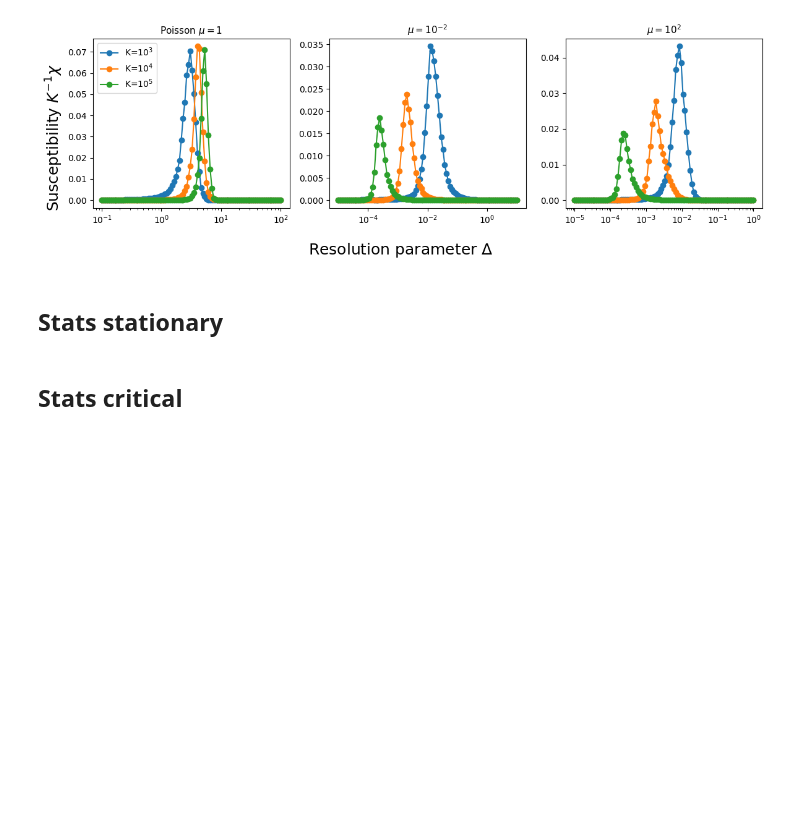
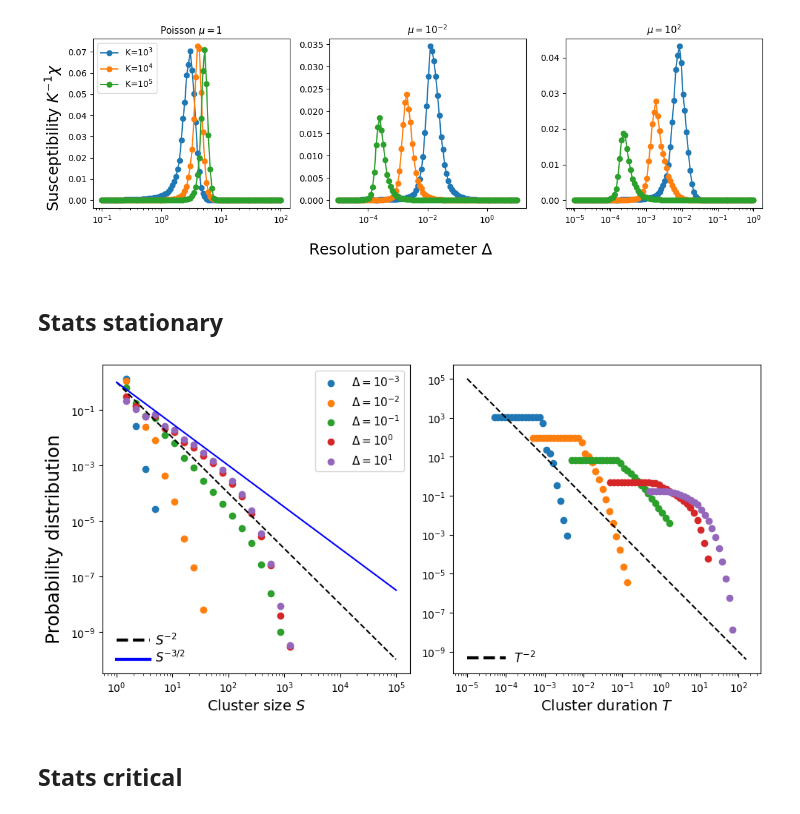
Before and after one commit to RivasAntonio/TFM, a Jupyter notebook: Códigos/Hawkes/data_bivariate_mu-2.ipynb, the cells around one changed output. Drawn from its saved outputs; the diff is of its cells as text; code cells hidden in the pictures; blank space fills up the shorter version.

```diff
--- a/Códigos/Hawkes/data_bivariate_mu-2.ipynb
+++ b/Códigos/Hawkes/data_bivariate_mu-2.ipynb
@@ -336,7 +336,7 @@ for delta in deltas:
     all_cluster_times = []
     for _ in range(R):
         _, times, _, _, _ = generate_series_bivariate(K, nEE, nII, nEI, nIE, 10**-2, 10**-2)
-        _, cluster_sizes, cluster_times = identify_clusters_model(times, delta)
+        _, cluster_sizes, cluster_times = identify_clusters(times, delta)
         all_cluster_sizes.extend(cluster_sizes)
         all_cluster_times.extend(cluster_times)
     np.save(f'./data/Sizes bivariate stationary Delta = {delta} mu-2', all_cluster_sizes)
@@ -351,33 +351,35 @@ for delta in deltas:
 ax0.legend(fontsize = 11)
 
 y_s = s_bins**(-2)
 t_aux = np.logspace(-5, 2.2, num = 50)
 y_t = t_aux**(-2)*10**-5
 y_s2 = s_bins**(-3/2)
 
 ax0.plot(s_bins, y_s, linestyle= '--', color = 'black', label='$S^{-2}$')
 ax0.plot(s_bins, y_s2, label='$S^{-3/2}$', color = 'blue')
 ax0.set_xscale('log')
 ax0.set_yscale('log')
 ax0.set_xlabel('Cluster size $S$', fontsize=14)
 
 fig.supylabel('Probability distribution', fontsize=18)
 
 ax1.plot(t_aux, y_t, label='$T^{-2}$', color = 'black', linestyle= '--')
 ax1.set_xscale('log')
 ax1.set_yscale('log')
 ax1.set_xlabel('Cluster duration $T$', fontsize=14)
 
 fig.axes[0].annotate('$S^{-2}$', xy=(3.2, 1.5E-10), xycoords='data', xytext=(10, 10), textcoords='offset points', fontsize=12)
 fig.axes[0].plot(np.logspace(0.0, 0.6, 10), np.ones(10)*5E-10, color='black', linestyle='--', lw = 3)
 
 fig.axes[0].annotate('$S^{-3/2}$', xy=(3.2, 0.35E-10), xycoords='data', xytext=(10, 10), textcoords='offset points', fontsize=12)
 fig.axes[0].plot(np.logspace(0.0, 0.6, 10), np.ones(10)*1E-10, color='blue', linestyle='-', lw = 3)
 
 fig.axes[1].annotate('$T^{-2}$', xy=(0.000085, 0.85E-10), xycoords='data', xytext=(10, 10), textcoords='offset points', fontsize=12)
 fig.axes[1].plot(np.logspace(-5, -4, 10), np.ones(10)*5E-10, color='black', linestyle='--', lw = 3)
 
 fig.tight_layout()
+# %% [output]
+[figure, added]
 # %% [markdown]
 ## Stats critical
 # %%
```
Also changed, not shown: parts of 5 cells of this notebook, 15 other files.
